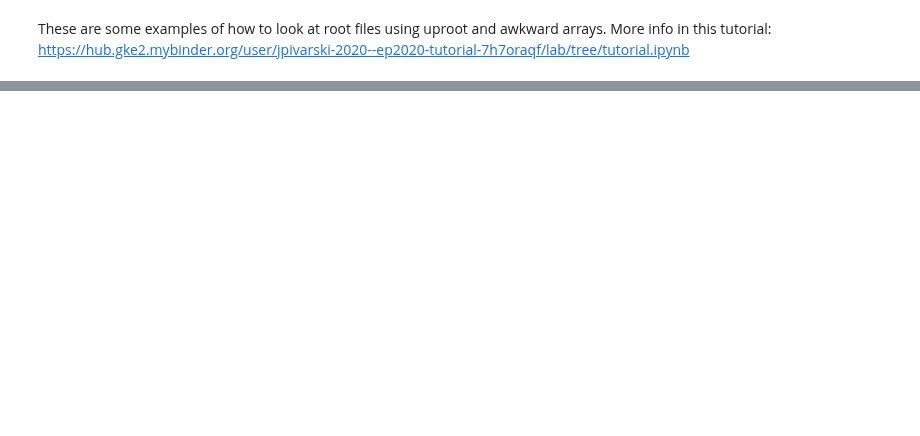
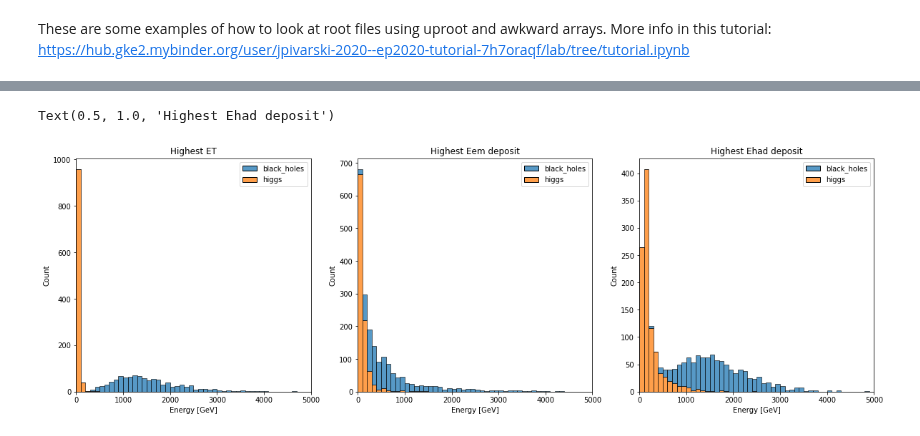
Before and after one commit to choisant/imcalML, a Jupyter notebook: notebooks/analyze_delphes_file.ipynb, the cells around one changed output, grey strips where cells are left out. Cells and saved outputs as stored; diff of their text form; code cells hidden in the pictures; blank space fills up the shorter version.

```diff
--- a/notebooks/analyze_delphes_file.ipynb
+++ b/notebooks/analyze_delphes_file.ipynb
@@ -132,0 +173,21 @@ ax.grid(visible=None)
+# %%
+#energy distribution
+fig, ax = plt.subplots(ncols=3, figsize=(20,6))
+sn.histplot({labels[0]: ET_energy[0], labels[1]: ET_energy[1]}, ax = ax[0], bins=50, binrange=[0, 5000], multiple="stack", stat="count")
+#sn.histplot({labels[0]: ET_energy[0], labels[1]: ET_energy[1]}, ax = ax[0], kde=True, multiple="stack", stat="count")
+ax[0].set_xlabel("Energy [GeV]")
+ax[0].set_xlim(0, 5000)
+ax[0].set_title("Highest ET")
+
+sn.histplot({labels[0]: Eem_energy[0], labels[1]: Eem_energy[1]}, ax = ax[1], bins=50, binrange=[0, 5000], multiple="stack", stat="count")
+ax[1].set_xlabel("Energy [GeV]")
+ax[1].set_xlim(0, 5000)
+ax[1].set_title("Highest Eem deposit")
+
+sn.histplot({labels[0]: Ehad_energy[0], labels[1]: Ehad_energy[1]}, ax = ax[2], bins=50, binrange=[0, 5000], multiple="stack", stat="count")
+ax[2].set_xlabel("Energy [GeV]")
+ax[2].set_xlim(0, 5000)
+ax[2].set_title("Highest Ehad deposit")
+# %% [output]
+Text(0.5, 1.0, 'Highest Ehad deposit')
+[figure, added]
```
Also changed, not shown: parts of 14 cells of this notebook, 1 other file.
